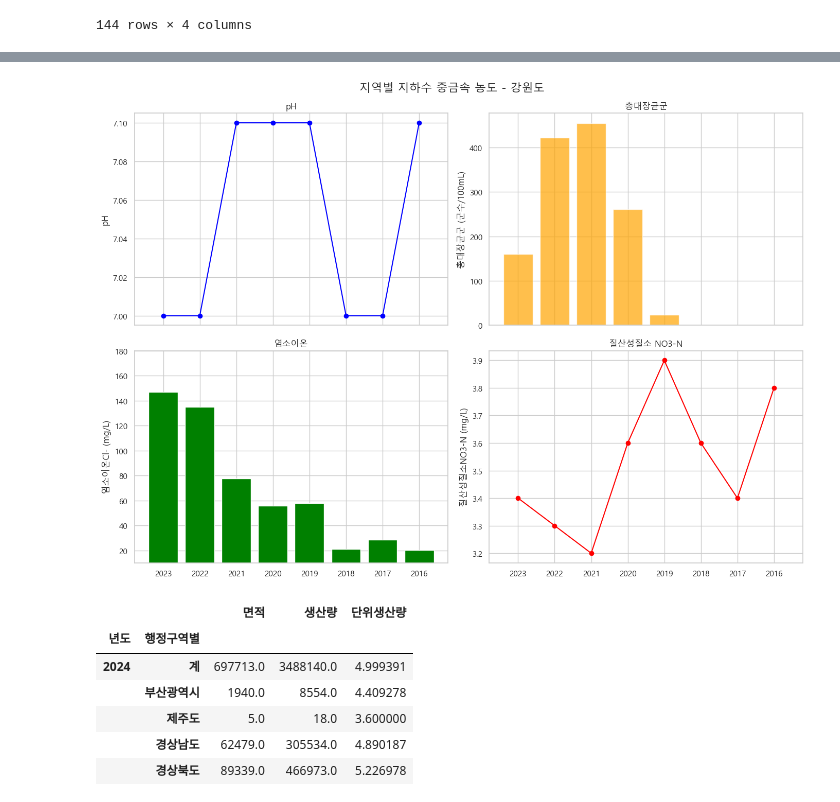
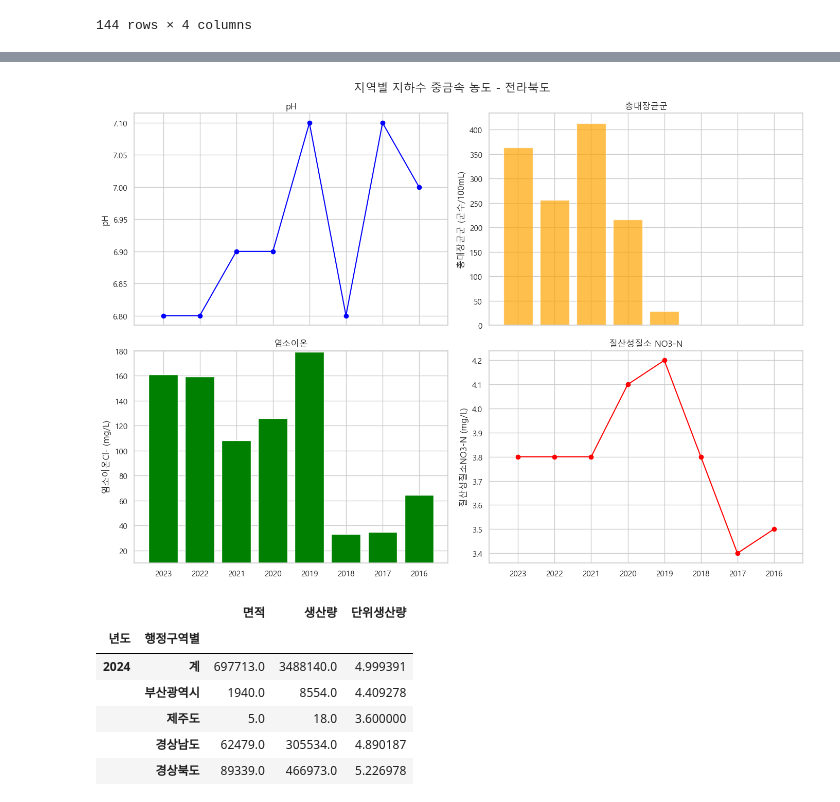
Before and after one commit to gwang1234/food_yield_analysis, a Jupyter notebook: foodWeather_data.ipynb, the cells around one changed output, grey strips where cells are left out. Cells and saved outputs as stored; diff of their text form; code cells hidden in the pictures.

```diff
--- a/foodWeather_data.ipynb
+++ b/foodWeather_data.ipynb
@@ -143,39 +206,39 @@ plt.show()
 # %%
-region_data = quality.xs('강원도', level='행정구역별').reset_index()
+region_data = quality.xs('전라북도', level='행정구역별').reset_index()
 
 cols_to_numeric = ['pH', '총대장균군 (군수/100mL)', '질산성질소NO3-N (mg/L)', '염소이온Cl- (mg/L)']
 for col in cols_to_numeric:
     region_data[col] = pd.to_numeric(region_data[col], errors='coerce')
 
 fig, axs = plt.subplots(2, 2, figsize=(14, 10), sharex=True)
-plt.suptitle("지역별 지하수 중금속 농도 - 강원도", fontsize = 16)
+plt.suptitle("지역별 지하수 중금속 농도 - 전라북도", fontsize = 16)
 
 # 1) pH
 axs[0, 0].plot(region_data['년도'], region_data['pH'], marker='o', color='blue')
 axs[0, 0].set_title('pH')
 axs[0, 0].set_ylabel('pH')
 
 # 2) 총대장균군
 axs[0, 1].bar(region_data['년도'], region_data['총대장균군 (군수/100mL)'], color='orange', alpha=0.7)
 axs[0, 1].set_title('총대장균군')
 axs[0, 1].set_ylabel('총대장균군 (군수/100mL)')
 
 # 3) 염소이온
 axs[1, 0].bar(region_data['년도'], region_data['염소이온Cl- (mg/L)'], color='green')
 axs[1, 0].set_title('염소이온')
 axs[1, 0].set_ylim(10, 180)
 axs[1, 0].set_ylabel('염소이온Cl- (mg/L)')
 
 # 4) 질산성질소 NO3-N
 axs[1, 1].plot(region_data['년도'], region_data['질산성질소NO3-N (mg/L)'], marker='o', color='red')
 axs[1, 1].set_title('질산성질소 NO3-N')
 axs[1, 1].set_ylabel('질산성질소NO3-N (mg/L)')
 
 
 plt.tight_layout()
 plt.show()
 # %% [output]
-[figure, old version]
+[figure, new version]
 # %%
 # 쌀
 rice = pd.read_excel("쌀.xlsx", header=[0,1], index_col=0)
```
Also changed, not shown: parts of 6 cells of this notebook.
